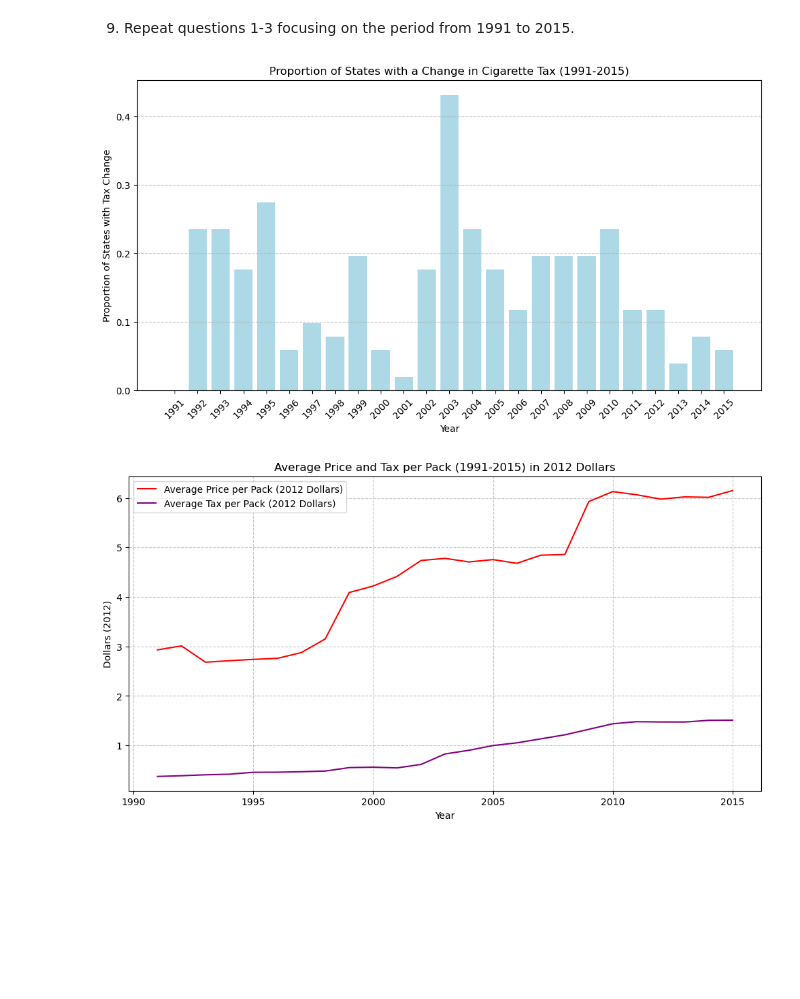
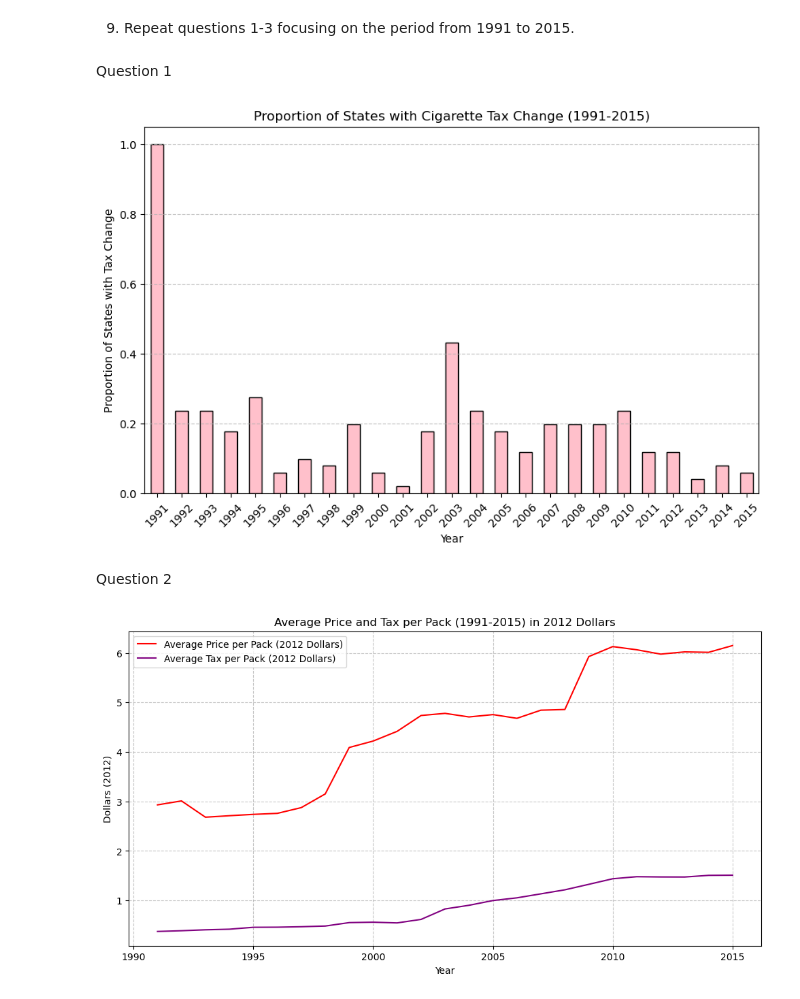
Before and after one commit to sarina-tan/HLTH470hw3, a Jupyter notebook: submission2/analysis/Homework3-2.ipynb, the cells around one changed output. Saved outputs shown, nothing was run; the diff lists cells and outputs as text; code cells hidden in the pictures; blank space fills up the shorter version.

```diff
--- a/submission2/analysis/Homework3-2.ipynb
+++ b/submission2/analysis/Homework3-2.ipynb
@@ -360,43 +430,32 @@ The first stage regression shows that cigarette taxes are strongly associated wi
 # %% [markdown]
 9. Repeat questions 1-3 focusing on the period from 1991 to 2015.
-# %%
-# Create separate copy for question
-df_q9 = pd.read_csv("/Users/sarinatan/Desktop/HLTH470hw3/data/output/TaxBurden_Data.csv")
-df_q9['tax_change'] = df_q9.groupby('state')['tax_state'].diff().notna()
-prop_change = df_q9.groupby('Year')['tax_change'].mean()
-# Filter for the period 1991 to 2015
-df_q9 = df_q9[(df_q9['Year'] >= 1991) & (df_q9['Year'] <= 2015)]
-
-# Sort by state and year to allow comparison across years
-df_q9 = df_q9.sort_values(by=['state', 'Year'])
-
-# Create a column that identifies whether the tax changed compared to the previous year
-df_q9['tax_change'] = df_q9.groupby('state')['tax_state'].diff().notnull() & (df_q9.groupby('state')['tax_state'].diff() != 0)
-
-# Calculate the proportion of states with a tax change each year
-# Total number of states each year
-states_per_year = df_q9.groupby('Year')['state'].nunique()
-
-# Number of states with a tax change each year
-states_with_change_per_year = df_q9[df_q9['tax_change']].groupby('Year')['state'].nunique()
-
-# Proportion of states with a tax change
-proportion_with_change = (states_with_change_per_year / states_per_year).fillna(0).reset_index()
-proportion_with_change.columns = ['Year', 'Proportion']
-
-# Plot the bar graph
-plt.figure(figsize=(12, 6))
-plt.bar(proportion_with_change['Year'], proportion_with_change['Proportion'], color='lightblue')
-
-plt.title('Proportion of States with a Change in Cigarette Tax (1991-2015)')
-plt.xlabel('Year')
-plt.ylabel('Proportion of States with Tax Change')
-plt.xticks(proportion_with_change['Year'], rotation=45)
-plt.grid(axis='y', linestyle='--', alpha=0.7)
-
-plt.show()
-# %% [output]
-[figure, removed]
+# %% [markdown]
+Question 1
+# %%
+# Create seperate copy for this question
+df_q9 = df.copy()
+
+# Filter for years 1991-2015
+df_q9 = df_q9[(df_q9['Year'] >= 1991) & (df_q9['Year'] <= 2015)]
+
+# ---- Question 1: Proportion of States with a Tax Change (1991-2015) ---- #
+df_q9_q1 = df_q9.copy()
+df_q9_q1 = df_q9_q1.sort_values(by=['state', 'Year'])
+df_q9_q1['tax_change'] = df_q9_q1.groupby('state')['tax_state'].diff().ne(0)
+tax_change_proportion_q9 = df_q9_q1.groupby('Year')['tax_change'].mean()
+# Plot bar graph
+plt.figure(figsize=(10, 6))
+tax_change_proportion_q9.plot(kind='bar', color='pink', edgecolor='black')
+plt.xlabel('Year')
+plt.ylabel('Proportion of States with Tax Change')
+plt.title('Proportion of States with Cigarette Tax Change (1991-2015)')
+plt.xticks(rotation=45)
+plt.grid(axis='y', linestyle='--', alpha=0.7)
+plt.show()
+# %% [output]
+[figure, added]
+# %% [markdown]
+Question 2
 # %%
 df_q9 = df_q9[(df_q9['Year'] >= 1991) & (df_q9['Year'] <= 2015)]
 
```
Also changed, not shown: parts of 19 cells of this notebook, 5 other files.
